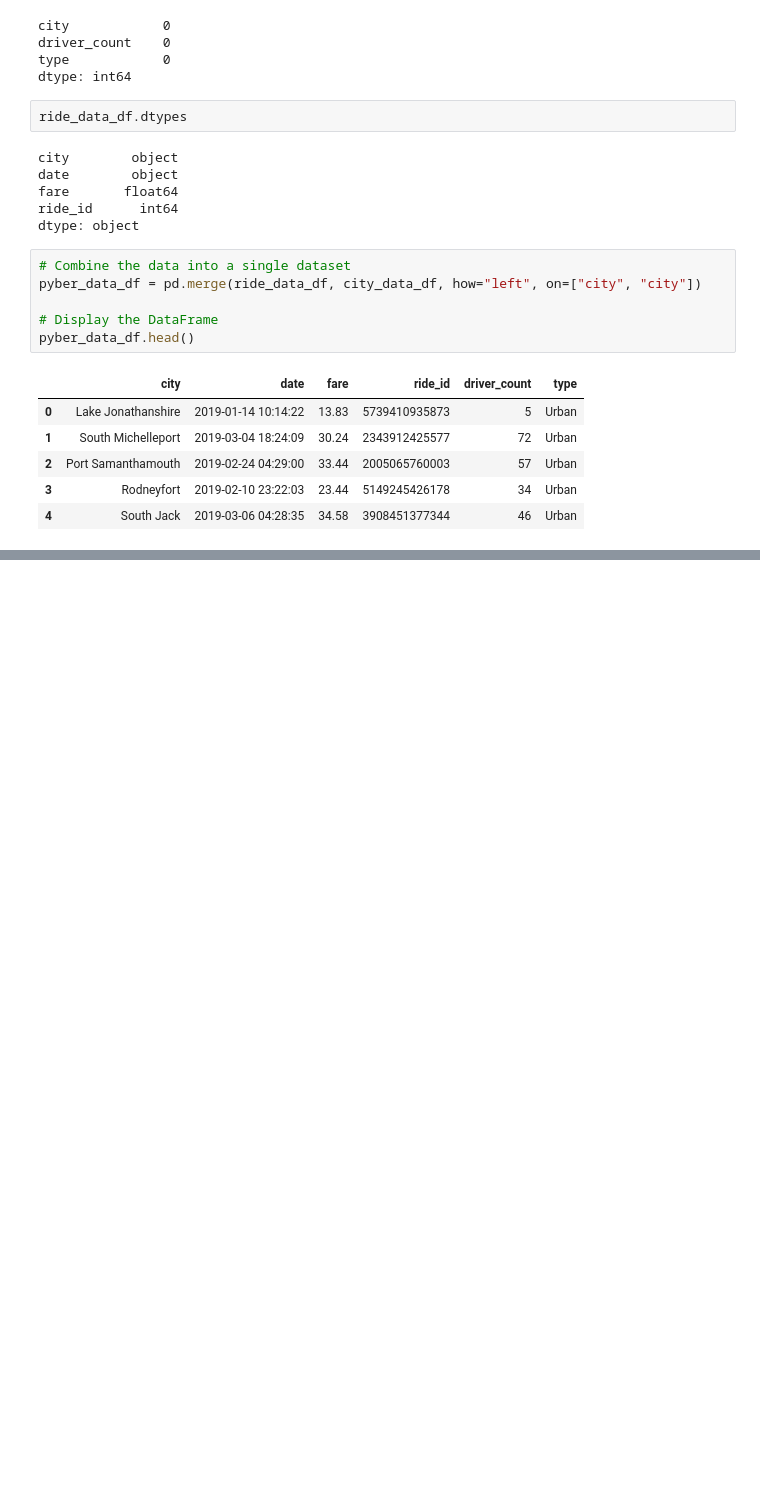
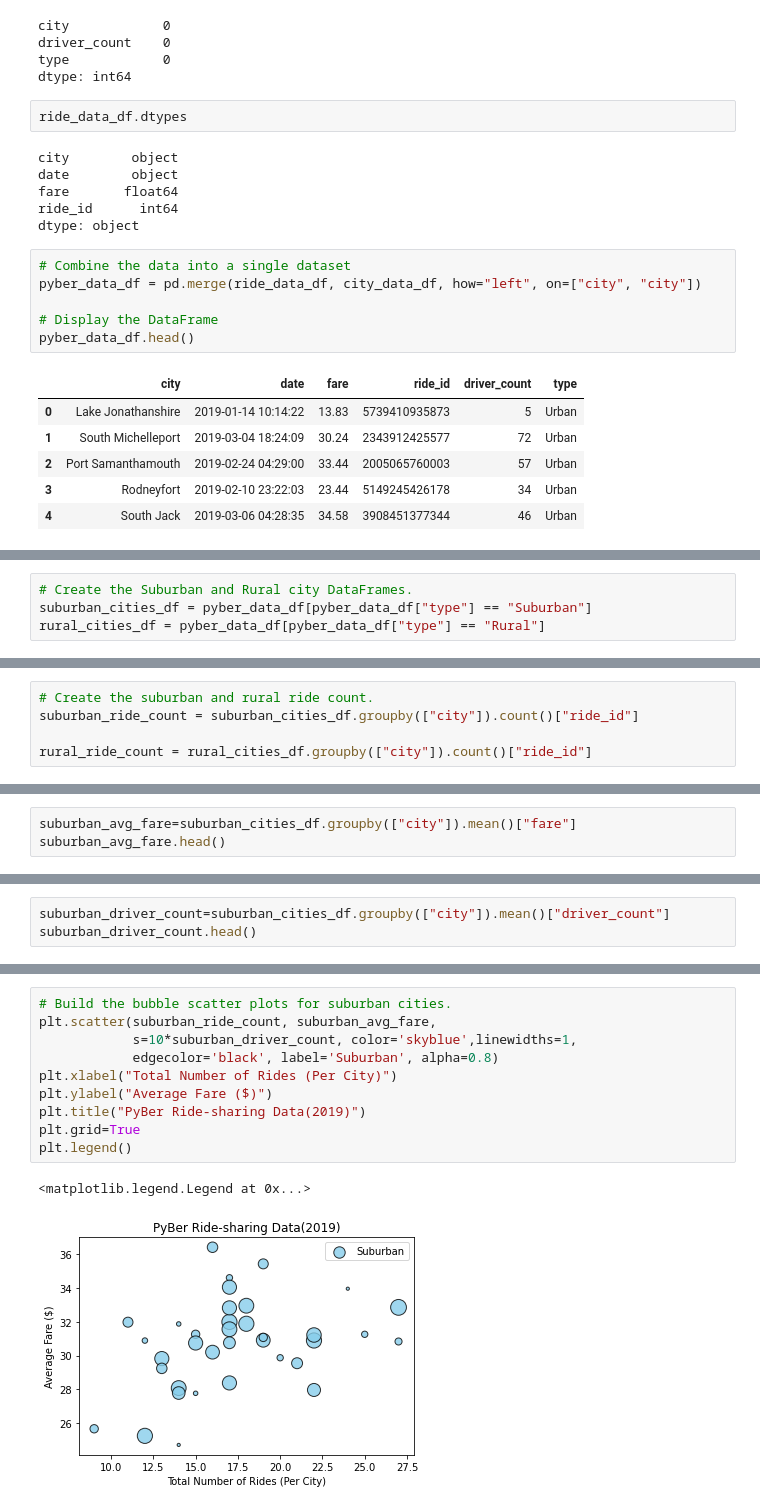
Before and after one commit to AyseH/PyBer_Analysis, a Jupyter notebook: PyBer.ipynb, the cells around one changed output, grey strips where cells are left out. Drawn from its saved outputs; the diff is of its cells as text; blank space fills up the shorter version.

```diff
--- a/PyBer.ipynb
+++ b/PyBer.ipynb
@@ -148,0 +160,4 @@ pyber_data_df.head()
+# %%
+# Create the Suburban and Rural city DataFrames.
+suburban_cities_df = pyber_data_df[pyber_data_df["type"] == "Suburban"]
+rural_cities_df = pyber_data_df[pyber_data_df["type"] == "Rural"]
@@ -148,0 +185,5 @@ pyber_data_df.head()
+# %%
+# Create the suburban and rural ride count.
+suburban_ride_count = suburban_cities_df.groupby(["city"]).count()["ride_id"]
+
+rural_ride_count = rural_cities_df.groupby(["city"]).count()["ride_id"]
@@ -148,0 +222,3 @@ pyber_data_df.head()
+# %%
+suburban_avg_fare=suburban_cities_df.groupby(["city"]).mean()["fare"]
+suburban_avg_fare.head()
@@ -148,0 +255,3 @@ pyber_data_df.head()
+# %%
+suburban_driver_count=suburban_cities_df.groupby(["city"]).mean()["driver_count"]
+suburban_driver_count.head()
@@ -148,0 +290,13 @@ pyber_data_df.head()
+# %%
+# Build the bubble scatter plots for suburban cities.
+plt.scatter(suburban_ride_count, suburban_avg_fare,
+            s=10*suburban_driver_count, color='skyblue',linewidths=1,
+            edgecolor='black', label='Suburban', alpha=0.8)
+plt.xlabel("Total Number of Rides (Per City)")
+plt.ylabel("Average Fare ($)")
+plt.title("PyBer Ride-sharing Data(2019)")
+plt.grid=True
+plt.legend()
+# %% [output]
+<matplotlib.legend.Legend at 0x...>
+[figure, added]
```
Also changed, not shown: parts of 15 cells of this notebook, 4 other files.
